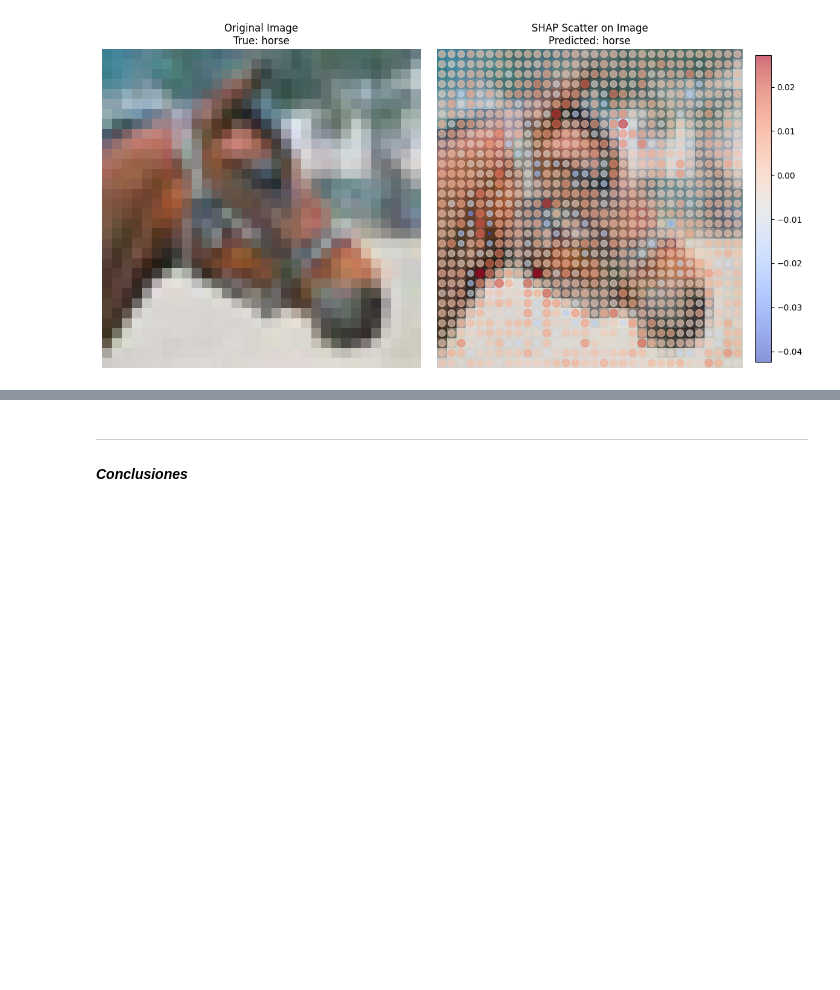
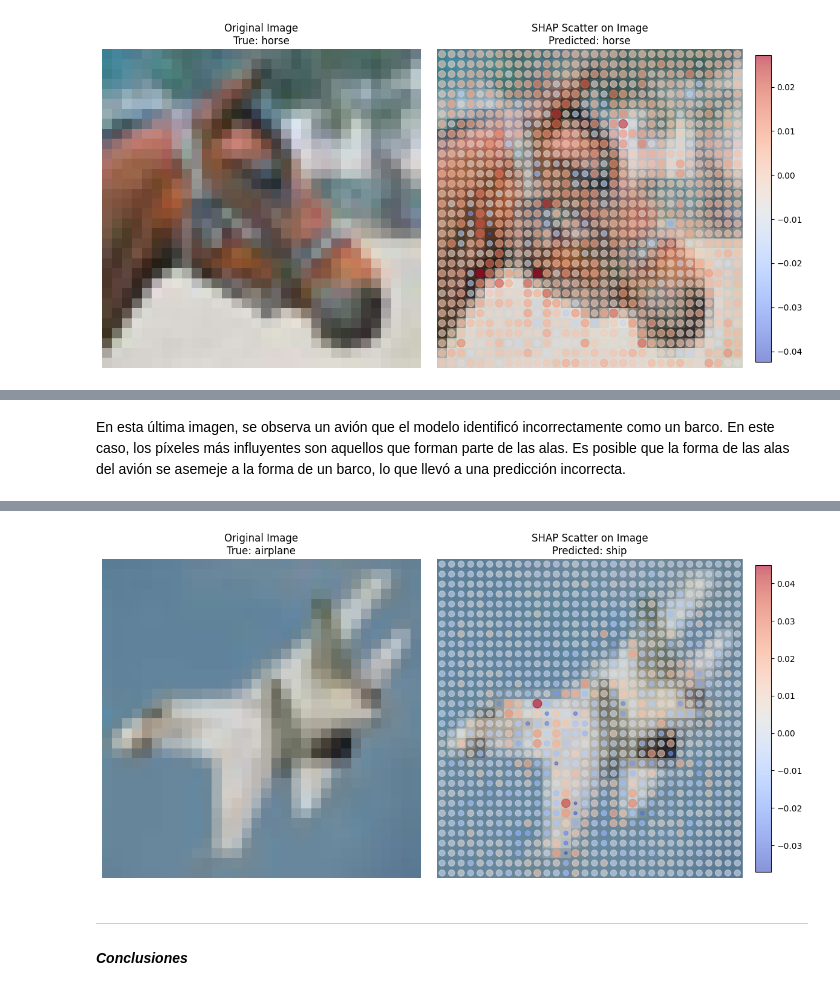
Before and after one commit to stefanoaragoni/OBJRECLAB, a Jupyter notebook: Lab2.ipynb, the cells around one changed output, grey strips where cells are left out. Saved outputs shown, nothing was run; the diff lists cells and outputs as text; code cells hidden in the pictures; blank space fills up the shorter version.

```diff
--- a/Lab2.ipynb
+++ b/Lab2.ipynb
@@ -255,0 +279,5 @@ shap_visualization(3)
+# %% [markdown]
+En esta última imagen, se observa un avión que el modelo identificó incorrectamente como un barco. En este caso, los píxeles más influyentes son aquellos que forman parte de las alas. Es posible que la forma de las alas del avión se asemeje a la forma de un barco, lo que llevó a una predicción incorrecta.
+# %%
+shap_visualization(10)
+# %% [output]
@@ -256,3 +285,4 @@ shap_visualization(3)
+[figure, added]
 # %% [markdown]
 -----------
 
```
Also changed, not shown: parts of 12 cells of this notebook.
